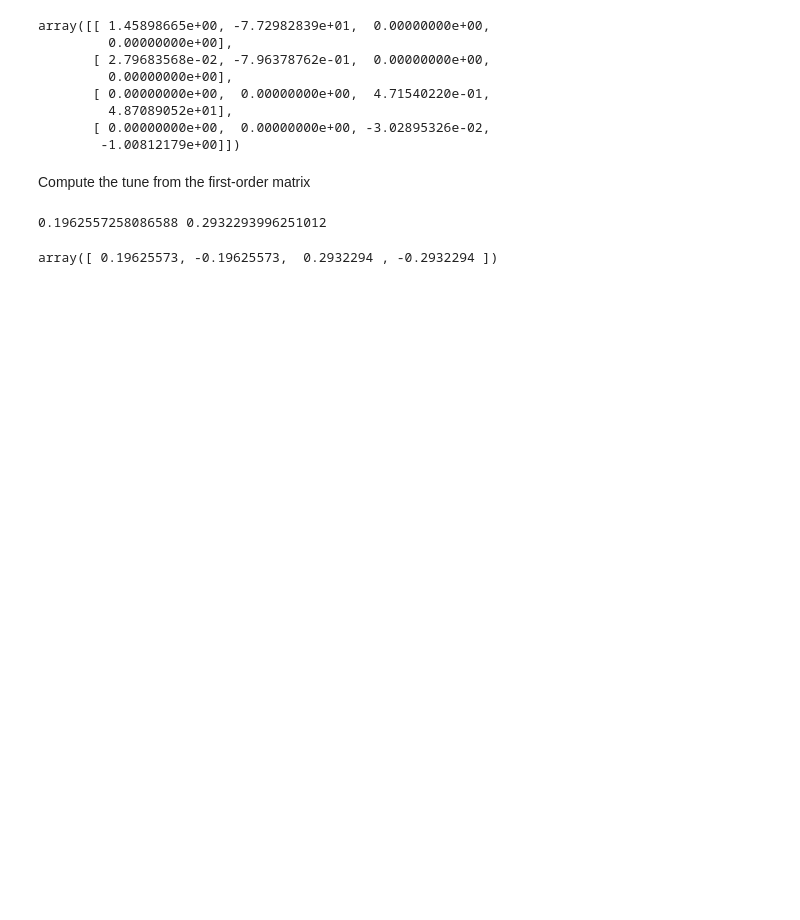
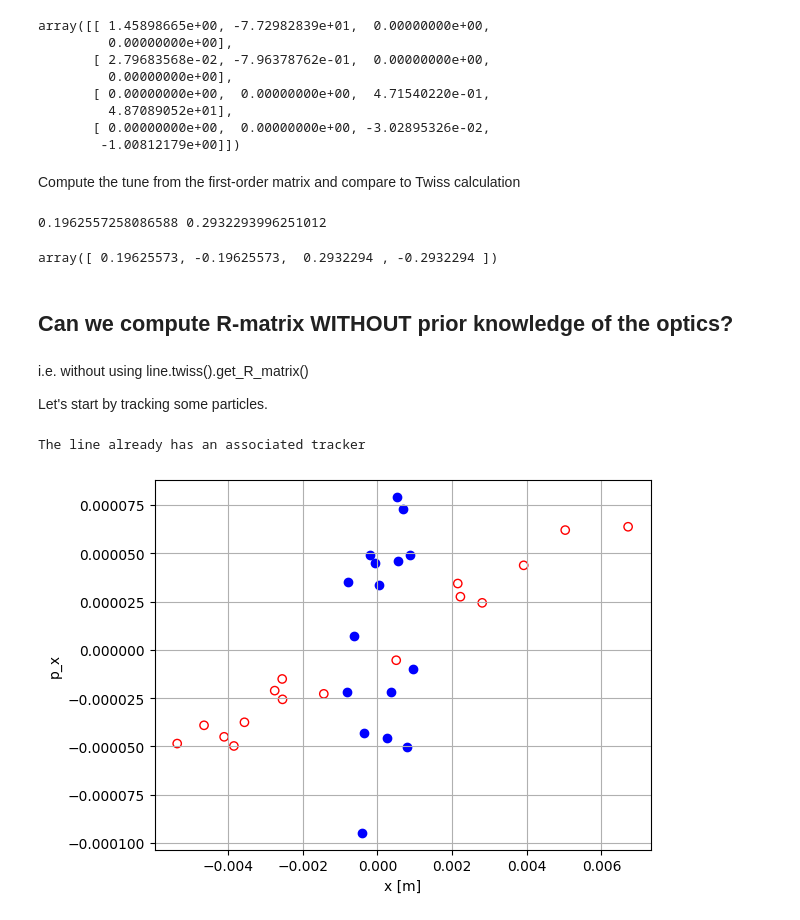
Before and after one commit to sterbini/AAP_CAS, a Jupyter notebook: exercises/solutions/Exercise3/Exercise3.ipynb, the cells around one changed output. Saved outputs shown, nothing was run; the diff lists cells and outputs as text; code cells hidden in the pictures; blank space fills up the shorter version.

Commit message:
Updates to Ex.3
More explanation of feed-down, Linear map generation, added tracking and resonance demonstration from Sofia.

```diff
--- a/exercises/solutions/Exercise3/Exercise3.ipynb
+++ b/exercises/solutions/Exercise3/Exercise3.ipynb
@@ -638,10 +681,33 @@ array([[ 1.45898665e+00, -7.72982839e+01,  0.00000000e+00,
        [ 0.00000000e+00,  0.00000000e+00, -3.02895326e-02,
         -1.00812179e+00]])
 # %% [markdown]
-Compute the tune from the first-order matrix
+Compute the tune from the first-order matrix and compare to Twiss calculation
 # %%
 print(np.abs(myTwiss.qx-np.round(myTwiss.qx)), np.abs(myTwiss.qy-np.round(myTwiss.qy)))
 np.angle(np.linalg.eig(rmat4)[0])/np.pi/2
 # %% [output]
 0.1962557258086588 0.2932293996251012
 array([ 0.19625573, -0.19625573,  0.2932294 , -0.2932294 ])
+# %% [markdown]
+## Can we compute R-matrix WITHOUT prior knowledge of the optics?
+# %% [markdown]
+i.e. without using line.twiss().get_R_matrix()
+
+Let's start by tracking some particles.
+# %%
+dx = 0.001
+dpx = 1e-4
+N = 16
+X_i = np.array([np.random.uniform(-dx, dx, N), np.random.uniform(-dpx, dpx, N)])
+line.build_tracker()
+particles = line.build_particles(x = X_i[0, :], px = X_i[1, :])
+plt.scatter(particles.x, particles.px, marker = 'o', color = 'b', label = 'Initial coordinates')
+line.track(particles, num_turns = 1, turn_by_turn_monitor = True)
+plt.scatter(particles.x, particles.px, marker = 'o', facecolors = 'none', edgecolors = 'r', label = 'Tracked positions')
+X_f = np.array([particles.x, particles.px])
+plt.xlabel('x [m]')
+plt.ylabel(r'p_x')
+plt.grid()
+# %% [output]
+The line already has an associated tracker
+[figure, added]
```
Also changed, not shown: parts of 40 cells of this notebook.
